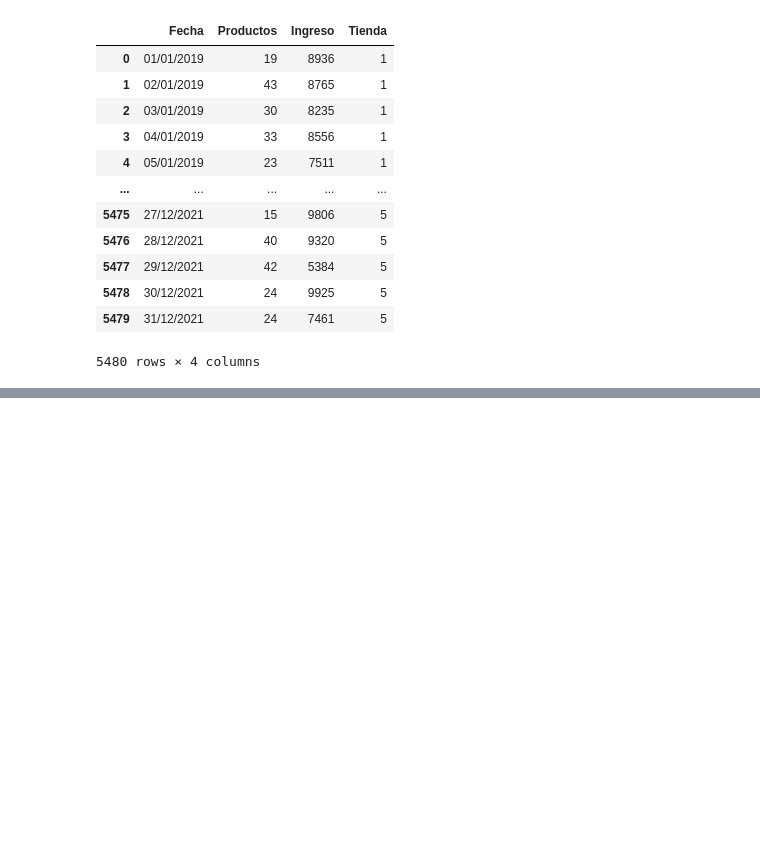
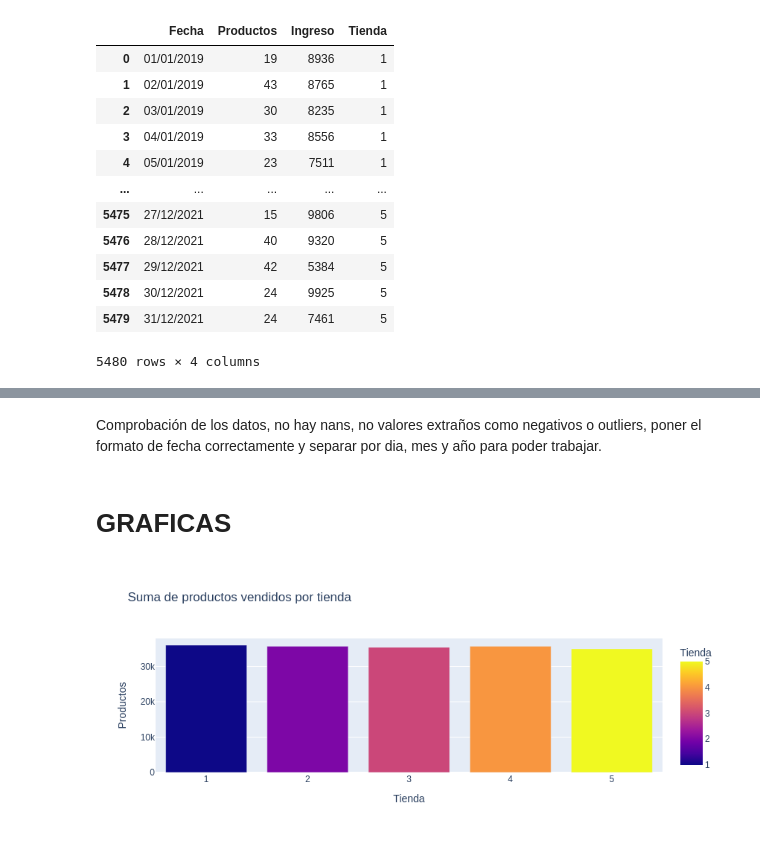
Before and after one commit to nacholandin/informe-ventas, a Jupyter notebook: Informe.ipynb, the cells around one changed output, grey strips where cells are left out. Drawn from its saved outputs; the diff is of its cells as text; code cells hidden in the pictures; blank space fills up the shorter version.

Commit message:
graficas

```diff
--- a/Informe.ipynb
+++ b/Informe.ipynb
@@ -20,0 +48,5 @@ df
+# %%
+df['Fecha'] = pd.to_datetime(df['Fecha'], format='%d/%m/%Y')
+df['año'] = df['Fecha'].dt.year
+df['dia'] = df['Fecha'].dt.day_name()
+df['mes'] = df['Fecha'].dt.month_name()
@@ -20,0 +110,12 @@ df
+# %% [markdown]
+Comprobación de los datos, no hay nans, no valores extraños como negativos o outliers, poner el formato de fecha correctamente y separar por dia, mes y año para poder trabajar.
+# %% [markdown]
+# GRAFICAS
+# %%
+productos_por_tienda = df.groupby('Tienda')['Productos'].sum().reset_index()
+productos_por_tienda_año = df.groupby(['Tienda', 'año'])['Productos'].sum().reset_index()
+# %%
+fig1 = px.bar(productos_por_tienda, x='Tienda', y='Productos', color= 'Tienda', title='Suma de productos vendidos por tienda')
+fig1.show()
+# %% [output]
+[figure, added]
```
Also changed, not shown: parts of 17 cells of this notebook, 1 other file.
